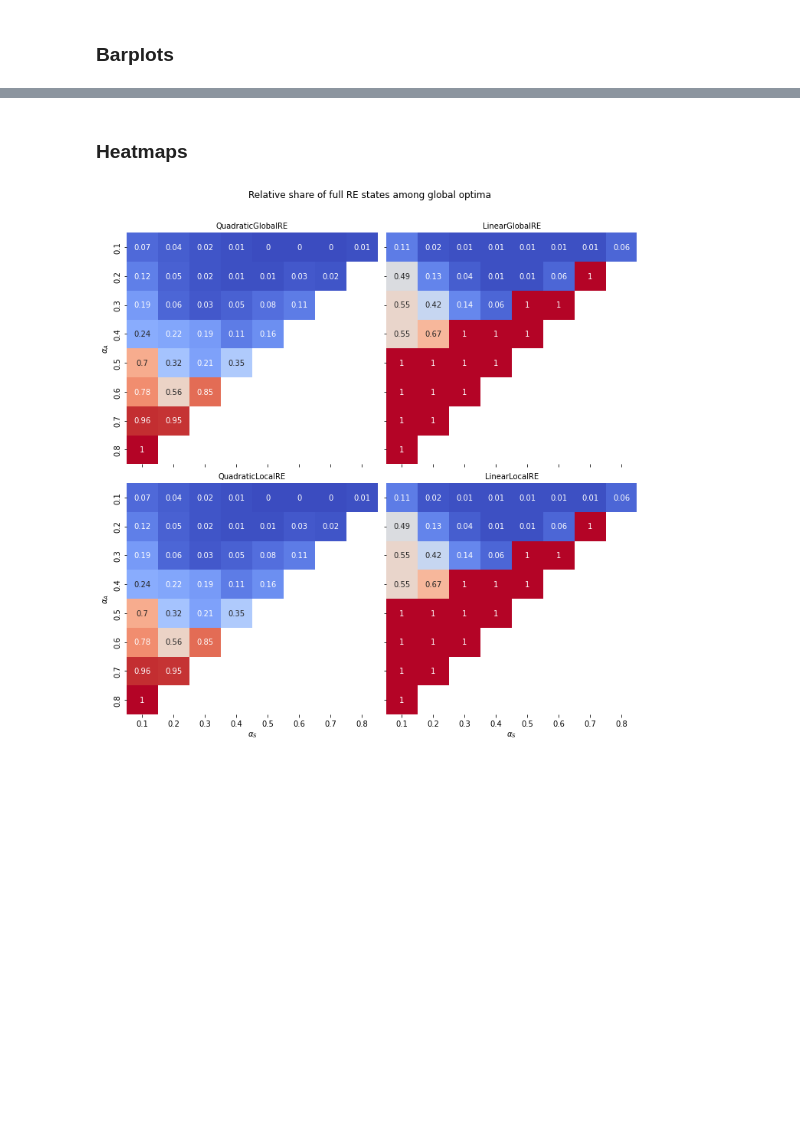
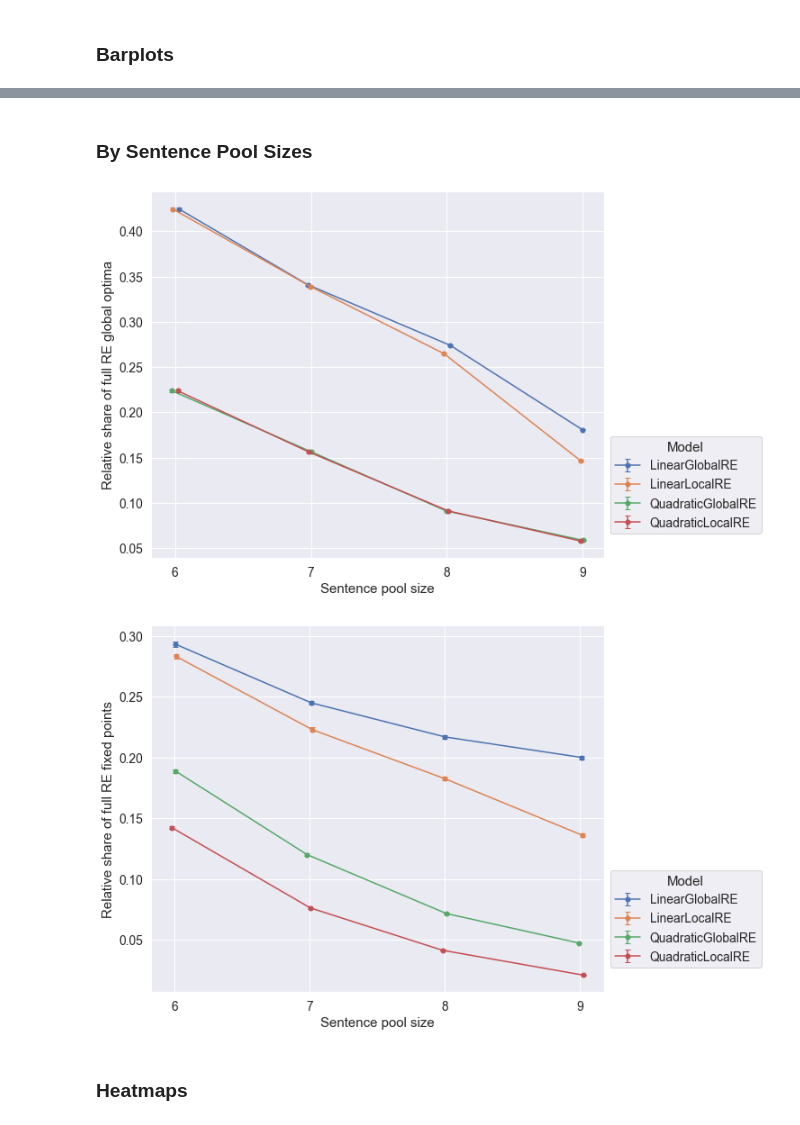
Before and after one commit to re-models/re-technical-report, a Jupyter notebook: notebooks/data_analysis_chapter_full_re_states.ipynb, the cells around one changed output, grey strips where cells are left out. Cells and saved outputs as stored; diff of their text form; code cells hidden in the pictures; blank space fills up the shorter version.

Commit message:
Sentence pool size plots for full RE chapter

```diff
--- a/notebooks/data_analysis_chapter_full_re_states.ipynb
+++ b/notebooks/data_analysis_chapter_full_re_states.ipynb
@@ -78,7 +78,11 @@ This may lead to the multiple counting of a unique fixed point,
 if they are reached on different paths from a simulation setup.
 Otherwise, the subsequent analysis comprises only unique fixed points per simulation setups
 """
-analyse_branches = False
+analyse_branches = True
+
+"""Whether bootstrapping is applied to estimate mean and standard deviation"""
+bootstrap = True
+n_resamples = 400
 
 grouping = ["model_name"]
 
@@ -99,6 +103,7 @@ re_data_unique_setups = re_data.drop_duplicates(["model_name",
 # restrict to relevant columns
 go_data = re_data_unique_setups[["model_name",
                                  "ds",
+                                 'n_sentence_pool',
                                  "init_coms",
                                  "weight_account",
                                  "weight_systematicity",
@@ -111,6 +116,7 @@ go_data = re_data_unique_setups[["model_name",
 # in lists (e.g. in the column `go_full_re_state`)
 exploded_go_data = go_data.set_index(["model_name",
                                       "ds",
+                                      'n_sentence_pool',
                                       "init_coms",
                                       "weight_account",
                                       "weight_systematicity",
@@ -122,3 +136,7 @@ exploded_go_data.shape
+# %%
+# two models variants for global optima graphics in order to avoid (almost) redundant results
+# criterion:  fewest erroneous runs
+go_models = ["LinearGlobalRE", "QuadraticGlobalRE"]
 # %%
 # this corresponds to a grouping according to simulation setups
 
@@ -356,12 +469,8 @@ for df, endpoint_type in zip([grouped_go_data, grouped_fp_data], ["go", "fp"]):
 import seaborn as sns
 import matplotlib.pyplot as plt
 # %%
-#custom_params = {"axes.spines.right": False, "axes.spines.top": False, 'figure.figsize':(11,8)}
-#sns.set_theme(style="white", context="notebook", font_scale=1.25, rc=custom_params)
-
-
 
 viridis = ["#472c7a", "#2c718e", "#29ae80", "#b0dd31"]
-sns.set_palette(sns.color_palette(viridis))
+coolwarm = ['#6788ee', '#9abbff', '#e26952', '#f7a889']
 # %% [markdown]
 ### Barplots
@@ -422,6 +557,42 @@ for df, endpoint_type in zip([grouped_fp_data, grouped_go_data], ['fp', 'go']):
 # %% [output]
 [interactive output not drawn]
 [interactive output not drawn]
+# %% [markdown]
+### By Sentence Pool Sizes
+# %%
+for df, endpoint_type in zip([exploded_go_data, exploded_fp_data], ["go", "fp"]):
+
+    result_df = rel_share_of_property(df,
+                           "{}_full_re_state".format(endpoint_type),
+                            col_rename = None,
+                            groupby_cols= ["model_name", "n_sentence_pool"],
+                            collapse_branches=False,
+                            cols_group_branches = ['model_name','ds','init_coms', 'weight_account', 'weight_systematicity'],
+                            explode_cols=None,
+                            bootstrap=bootstrap,
+                            n_resamples=n_resamples)
+
+    endpoint = "global optima" if endpoint_type == "go" else "fixed points"
+    perspective = "pp" if analyse_branches else "rp"
+
+    file_name = None
+    if export_results:
+        file_name = f"rel_full_re_{endpoint_type}_by_sp_{perspective}"
+
+
+
+    plot_multiple_error_bars(result_df.reset_index(),
+                             var_y = f"rel_{endpoint_type}_full_re_state",
+                             ylabel = f"Relative share of full RE {endpoint}",
+                             xlabel = "Sentence pool size",
+                             var_std=f"std_{endpoint_type}_full_re_state",
+                             file_name=file_name,
+                             output_dir = figures_output_dir)
+
+    plt.show()
+# %% [output]
+[figure, added]
+[figure, added]
 # %% [markdown]
 ### Heatmaps
 # %%
@@ -456,16 +627,14 @@ wgrouped_fp_data.sort_values("model_name", inplace=True)
 # %%
-normalized_heat_maps_by_weights(wgrouped_go_data,
-                                "rel_go_full_re",
-                                "Relative share of full RE states among global optima",
-                                annot_std = False,
-                                #annot_fmt="{:2.2f}\n"
-                               )
-
-branches = "branches" if analyse_branches else "setups"
-
-if export_results:
-    plt.savefig(path.join(figures_output_dir, 'rel_go_full_re_{}.png'.format(branches)), bbox_inches='tight')
-    plt.savefig(path.join(figures_output_dir, 'rel_go_full_re_{}.pdf'.format(branches)), bbox_inches='tight')
+#normalized_heat_maps_by_weights(wgrouped_go_data,
+#                                "rel_go_full_re",
+#                                "Relative share of full RE states among global optima",
+#                                annot_std = False,
+#                                #annot_fmt="{:2.2f}\n"
+#                               )
+#
+#branches = "branches" if analyse_branches else "setups"
+#
+#if export_results:
+#    plt.savefig(path.join(figures_output_dir, 'rel_go_full_re_{}.png'.format(branches)), bbox_inches='tight')
+#    plt.savefig(path.join(figures_output_dir, 'rel_go_full_re_{}.pdf'.format(branches)), bbox_inches='tight')
-# %% [output]
-[figure, removed]
 # %%
```
Also changed, not shown: parts of 38 cells of this notebook, 57 other files.
